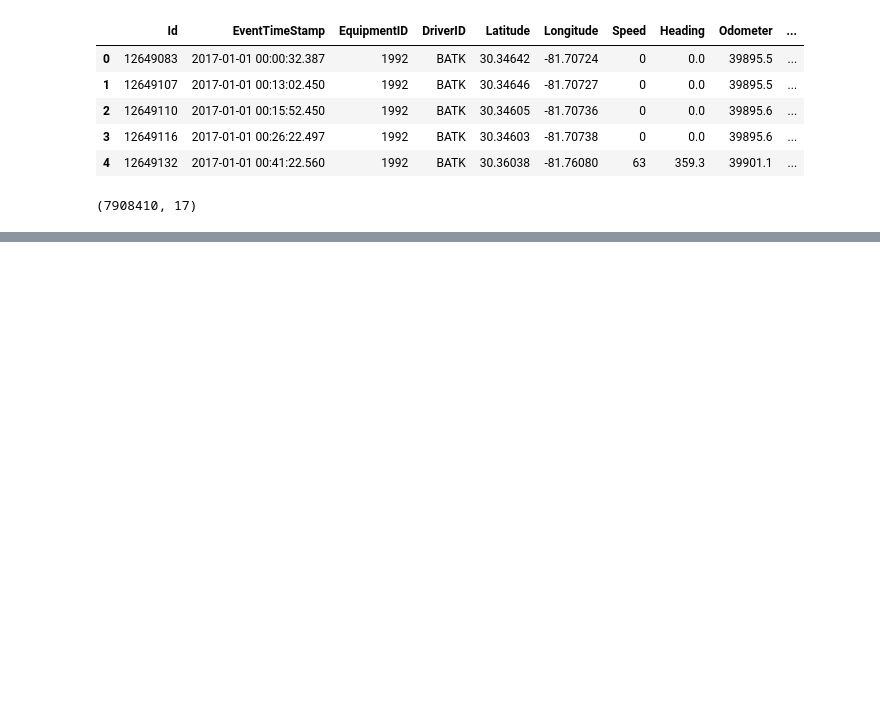
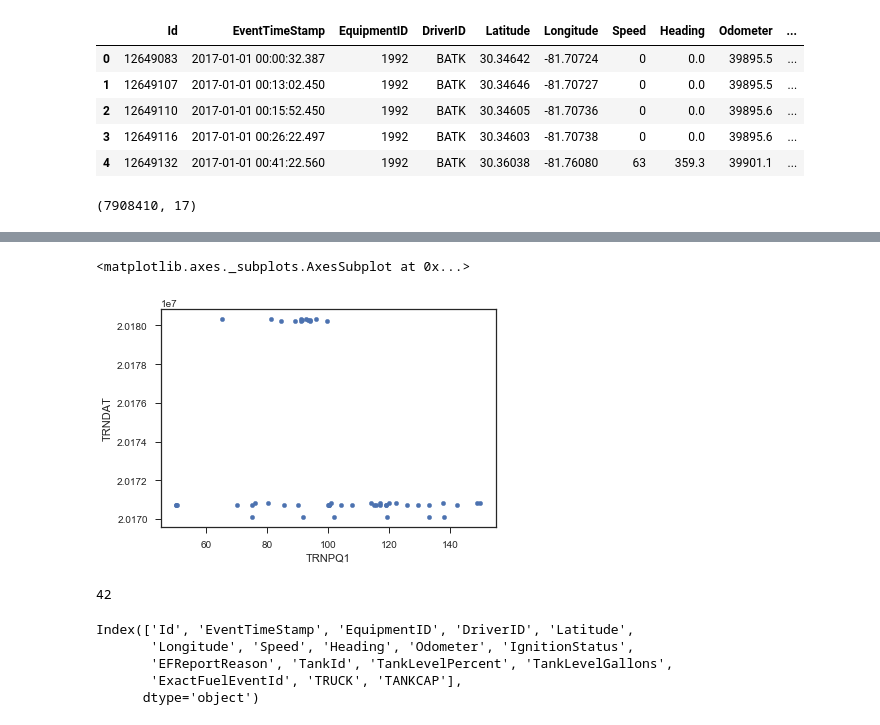
Before and after one commit to DEREJEGETU/big-g-express, a Jupyter notebook: sm_bigG1.ipynb, the cells around one changed output, grey strips where cells are left out. Cells and saved outputs as stored; diff of their text form; code cells hidden in the pictures; blank space fills up the shorter version.

```diff
--- a/sm_bigG1.ipynb
+++ b/sm_bigG1.ipynb
@@ -815,0 +1006,17 @@ df_event_level_optimization.shape ##(7908410, 17)
+# %%
+df_tra_301.plot.scatter(y="TRNDAT", x="TRNPQ1")
+# %% [output]
+<matplotlib.axes._subplots.AxesSubplot at 0x...>
+[figure, added]
+# %%
+len(df_tra_301["TRNDAT"].unique())
+# %% [output]
+42
+# %%
+df_event_level_optimization.columns
+# %% [output]
+Index(['Id', 'EventTimeStamp', 'EquipmentID', 'DriverID', 'Latitude',
+       'Longitude', 'Speed', 'Heading', 'Odometer', 'IgnitionStatus',
+       'EFReportReason', 'TankId', 'TankLevelPercent', 'TankLevelGallons',
+       'ExactFuelEventId', 'TRUCK', 'TANKCAP'],
+      dtype='object')
```
Also changed, not shown: parts of 39 cells of this notebook.
